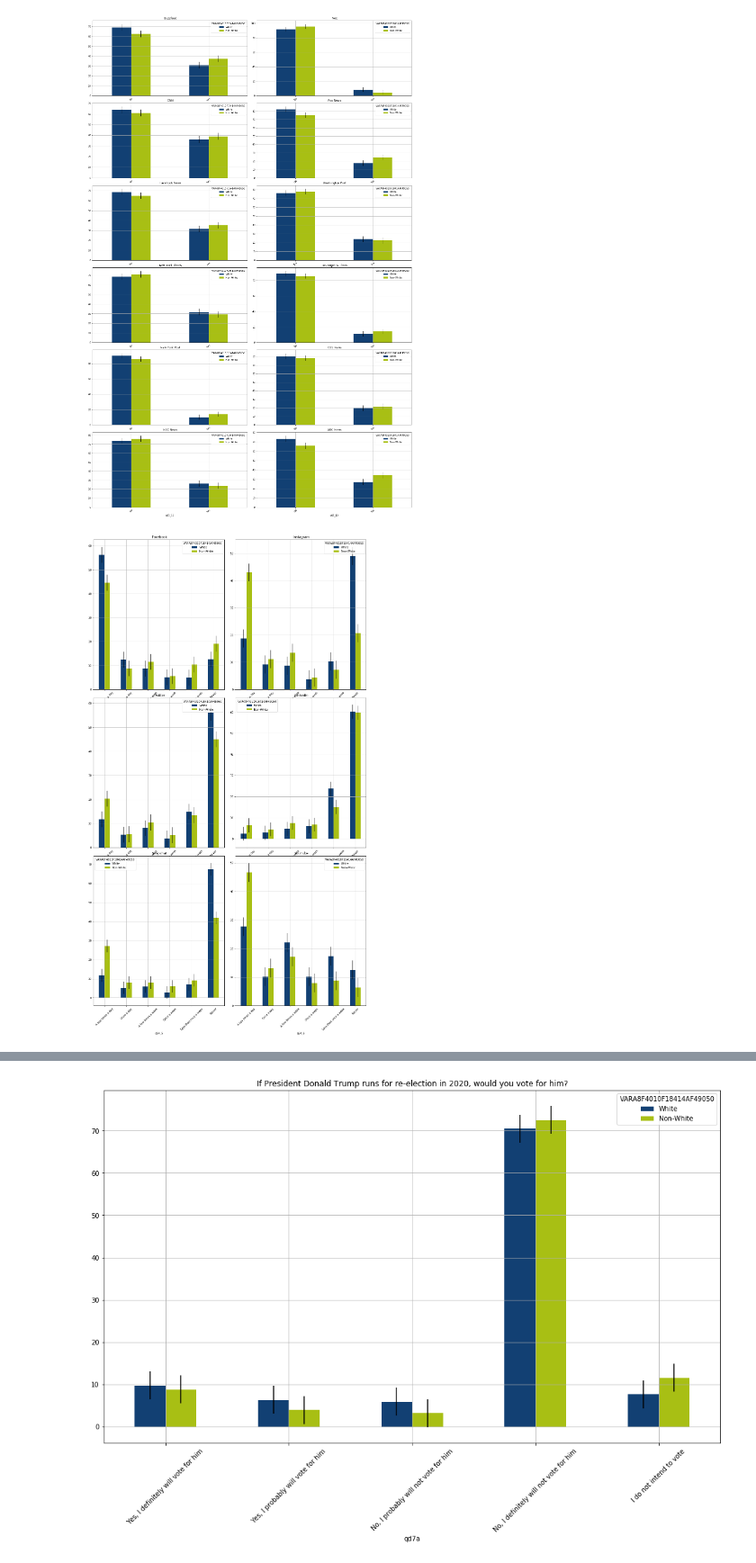
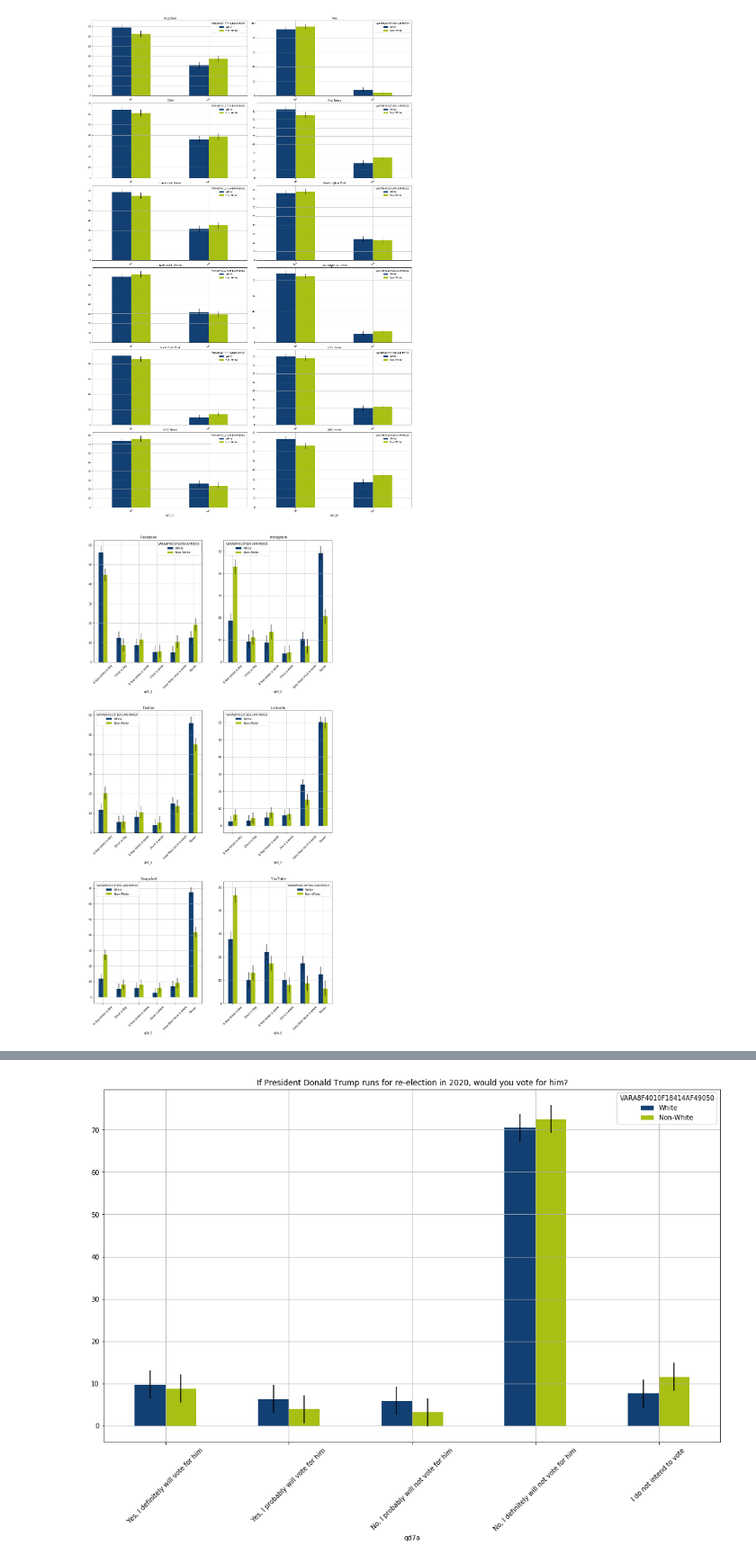
Before and after one commit to thebbennett/buzzfeed-wins-lgbt, a Jupyter notebook: Buzzfeed-Wins LGBT Exploratory Data Analysis.ipynb, the cells around one changed output, grey strips where cells are left out. Shown at 90% size. Saved outputs shown, nothing was run; the diff lists cells and outputs as text; code cells hidden in the pictures.

```diff
--- a/Buzzfeed-Wins LGBT Exploratory Data Analysis.ipynb
+++ b/Buzzfeed-Wins LGBT Exploratory Data Analysis.ipynb
@@ -356,19 +393,19 @@ fig.savefig("media_habits.png")
 # %% [output]
 [figure]
 # %%
-fig, axes = plt.subplots(nrows=3, ncols=2,figsize=(15,25))
-fig.tight_layout()
+fig, axes = plt.subplots(nrows=3, ncols=2,figsize=(15,30))
+plt.subplots_adjust( wspace=None, hspace= 0.4)
 
 
 make_subplot("q64_1","VARA8F4010F18414AF49050", 0,0)
 make_subplot("q64_2","VARA8F4010F18414AF49050", 0,1)
 make_subplot("q64_3","VARA8F4010F18414AF49050", 1,0)
 make_subplot("q64_4","VARA8F4010F18414AF49050", 1,1)
 make_subplot("q64_5","VARA8F4010F18414AF49050", 2,0)
 make_subplot("q64_6","VARA8F4010F18414AF49050", 2,1)
-fig.savefig("social_media.png")
+fig.savefig("images/social_media.png")
 # %% [output]
-[figure, old version]
+[figure, new version]
 # %%
 fig, axes = plt.subplots(nrows=2, ncols=2,figsize=(15,25))
 
```
Also changed, not shown: parts of 31 cells of this notebook, 36 other files.
